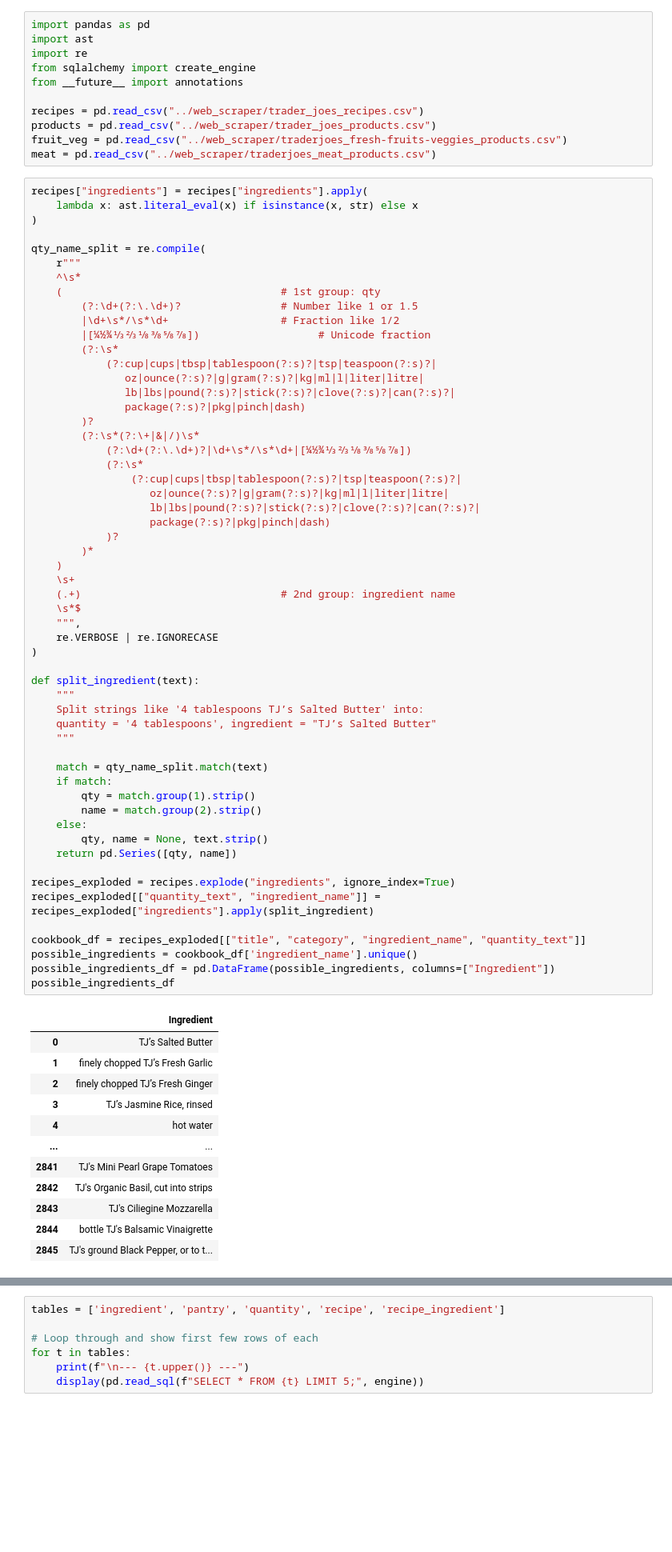
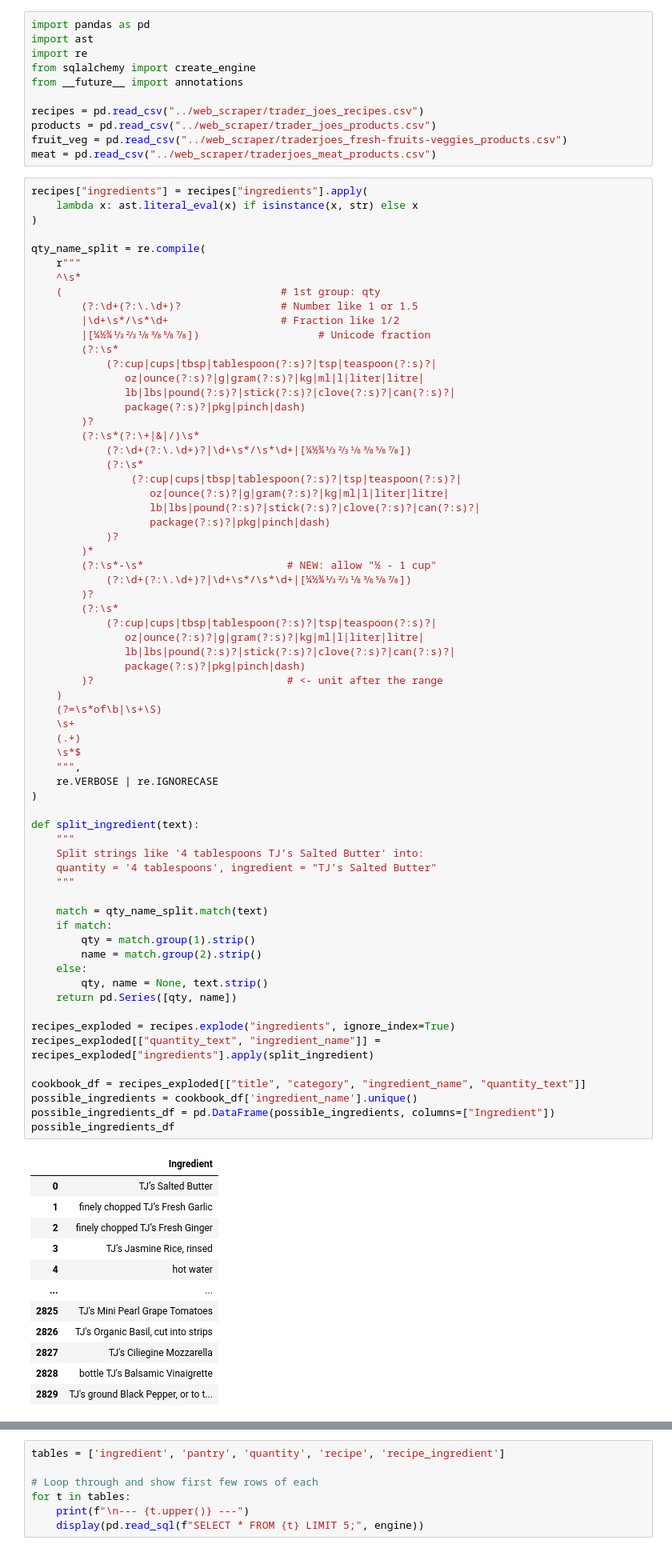
Before and after one commit to btschmid95/team-no-food-waste-for-you, a Jupyter notebook: testing/cleaning.ipynb, the cells around one changed output, grey strips where cells are left out. Shown at 80% size. Drawn from its saved outputs; the diff is of its cells as text; blank space fills up the shorter version.

Commit message:
Fix ingredients with '1 - 2 cup' e.g.

```diff
--- a/testing/cleaning.ipynb
+++ b/testing/cleaning.ipynb
@@ -36,9 +36,19 @@ qty_name_split = re.compile(
                    package(?:s)?|pkg|pinch|dash)
             )?
         )*
+        (?:\s*-\s*                       # NEW: allow "½ - 1 cup"
+            (?:\d+(?:\.\d+)?|\d+\s*/\s*\d+|[¼½¾⅓⅔⅛⅜⅝⅞])
+        )?
+        (?:\s*
+            (?:cup|cups|tbsp|tablespoon(?:s)?|tsp|teaspoon(?:s)?|
+               oz|ounce(?:s)?|g|gram(?:s)?|kg|ml|l|liter|litre|
+               lb|lbs|pound(?:s)?|stick(?:s)?|clove(?:s)?|can(?:s)?|
+               package(?:s)?|pkg|pinch|dash)
+        )?                               # <- unit after the range
     )
+    (?=\s*of\b|\s+\S)
     \s+
-    (.+)                                # 2nd group: ingredient name
+    (.+)
     \s*$
     """,
     re.VERBOSE | re.IGNORECASE
@@ -46,35 +56,35 @@ qty_name_split = re.compile(
 
 def split_ingredient(text):
     """
     Split strings like '4 tablespoons TJ’s Salted Butter' into:
     quantity = '4 tablespoons', ingredient = "TJ’s Salted Butter"
     """
 
     match = qty_name_split.match(text)
     if match:
         qty = match.group(1).strip()
         name = match.group(2).strip()
     else:
         qty, name = None, text.strip()
     return pd.Series([qty, name])
 
 recipes_exploded = recipes.explode("ingredients", ignore_index=True)
 recipes_exploded[["quantity_text", "ingredient_name"]] = recipes_exploded["ingredients"].apply(split_ingredient)
 
 cookbook_df = recipes_exploded[["title", "category", "ingredient_name", "quantity_text"]]
 possible_ingredients = cookbook_df['ingredient_name'].unique()
 possible_ingredients_df = pd.DataFrame(possible_ingredients, columns=["Ingredient"])
 possible_ingredients_df
 # %% [output]
 |  | Ingredient |
 | 0 | TJ’s Salted Butter |
 | 1 | finely chopped TJ’s Fresh Garlic |
 | 2 | finely chopped TJ’s Fresh Ginger |
 | 3 | TJ’s Jasmine Rice, rinsed |
 | 4 | hot water |
 | ... | ... |
-| 2841 | TJ's Mini Pearl Grape Tomatoes |
-| 2842 | TJ's Organic Basil, cut into strips |
-| 2843 | TJ's Ciliegine Mozzarella |
-| 2844 | bottle TJ's Balsamic Vinaigrette |
-| 2845 | TJ's ground Black Pepper, or to t... |
+| 2825 | TJ's Mini Pearl Grape Tomatoes |
+| 2826 | TJ's Organic Basil, cut into strips |
+| 2827 | TJ's Ciliegine Mozzarella |
+| 2828 | bottle TJ's Balsamic Vinaigrette |
+| 2829 | TJ's ground Black Pepper, or to t... |
```
Also changed, not shown: parts of 5 cells of this notebook, 1 other file.
